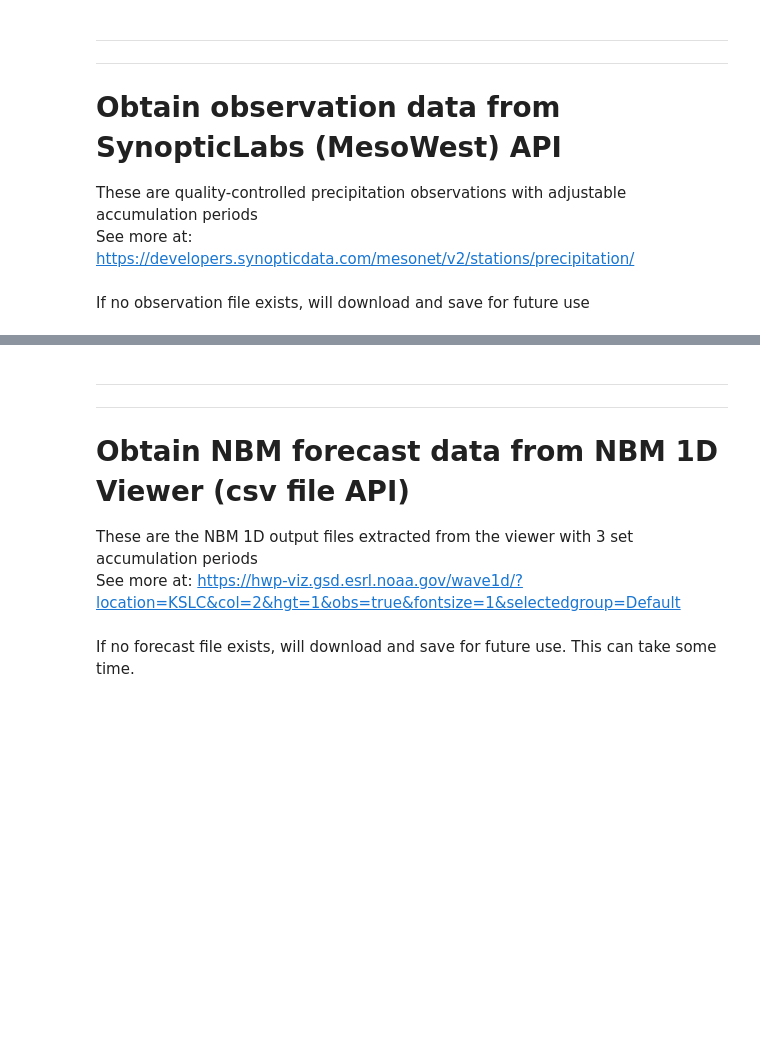
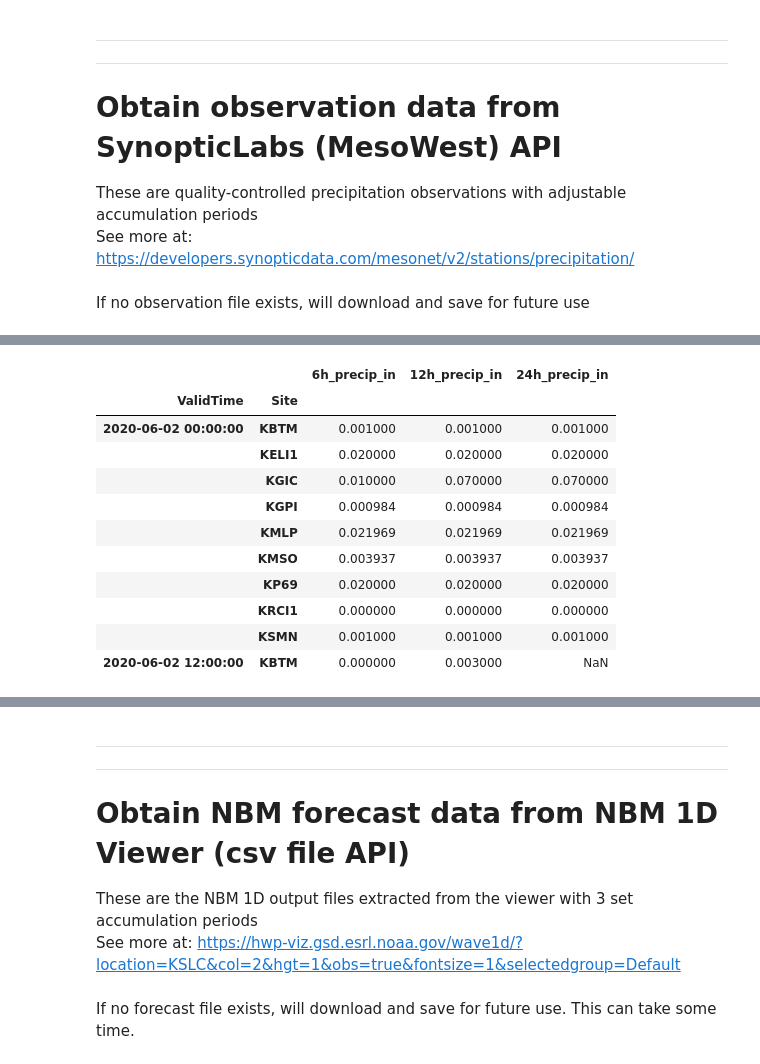
Before and after one commit to m-wessler/nbm-verify, a Jupyter notebook: notebooks/multi_station_1Dqpf.ipynb, the cells around one changed output, grey strips where cells are left out. Saved outputs shown, nothing was run; the diff lists cells and outputs as text; code cells hidden in the pictures; blank space fills up the shorter version.

```diff
--- a/notebooks/multi_station_1Dqpf.ipynb
+++ b/notebooks/multi_station_1Dqpf.ipynb
@@ -37,8 +34,8 @@ vsite = site
 lead_time_end = 263
 init_hours = nbm_funcs._init_hours = [13]#[1, 7, 13, 19]
 
-date0 = nbm_funcs._date0 = datetime(2020, 3, 1)
-date1 = nbm_funcs._date1 = datetime(2020, 7, 21)
+date0 = nbm_funcs._date0 = datetime(2020, 6, 1)#3, 1)
+date1 = nbm_funcs._date1 = datetime(2020, 7, 1)#today
 # %%
 sitepath = site if site == vsite else '_'.join([site, vsite])
 
@@ -145,0 +130,21 @@ obs[:25]
+# %%
+with mp.get_context('fork').Pool(8) as p:
+    obs = p.map(nbm_funcs.get_precip_obs_mp, meta.index.values, chunksize=1)
+    p.close()
+    p.join()
+
+obs = pd.concat(obs).sort_index()
+
+mm_in = 1/25.4
+obs *= mm_in
+[obs.rename(columns={k:k.replace('mm', 'in')}, inplace=True) for k in obs.keys()]
+
+# OPTIONAL! Drop NaN rows... may help elim lower qual data
+obs = obs.dropna(how='all')
+
+sites = np.unique(obs.index)
+
+print(sites)
+print(obs.shape)
+obs.head(10)
+# %% [output]
@@ -146,2 +158,14 @@ obs[:25]
+|  |  | 6h_precip_in | 12h_precip_in | 24h_precip_in |
+| ValidTime | Site |  |  |  |
+| 2020-06-02 00:00:00 | KBTM | 0.001000 | 0.001000 | 0.001000 |
+|  | KELI1 | 0.020000 | 0.020000 | 0.020000 |
+|  | KGIC | 0.010000 | 0.070000 | 0.070000 |
+|  | KGPI | 0.000984 | 0.000984 | 0.000984 |
+|  | KMLP | 0.021969 | 0.021969 | 0.021969 |
+|  | KMSO | 0.003937 | 0.003937 | 0.003937 |
+|  | KP69 | 0.020000 | 0.020000 | 0.020000 |
+|  | KRCI1 | 0.000000 | 0.000000 | 0.000000 |
+|  | KSMN | 0.001000 | 0.001000 | 0.001000 |
+| 2020-06-02 12:00:00 | KBTM | 0.000000 | 0.003000 | NaN |
 # %%
 obs.describe().T
```
Also changed, not shown: parts of 20 cells of this notebook, 1 other file.
